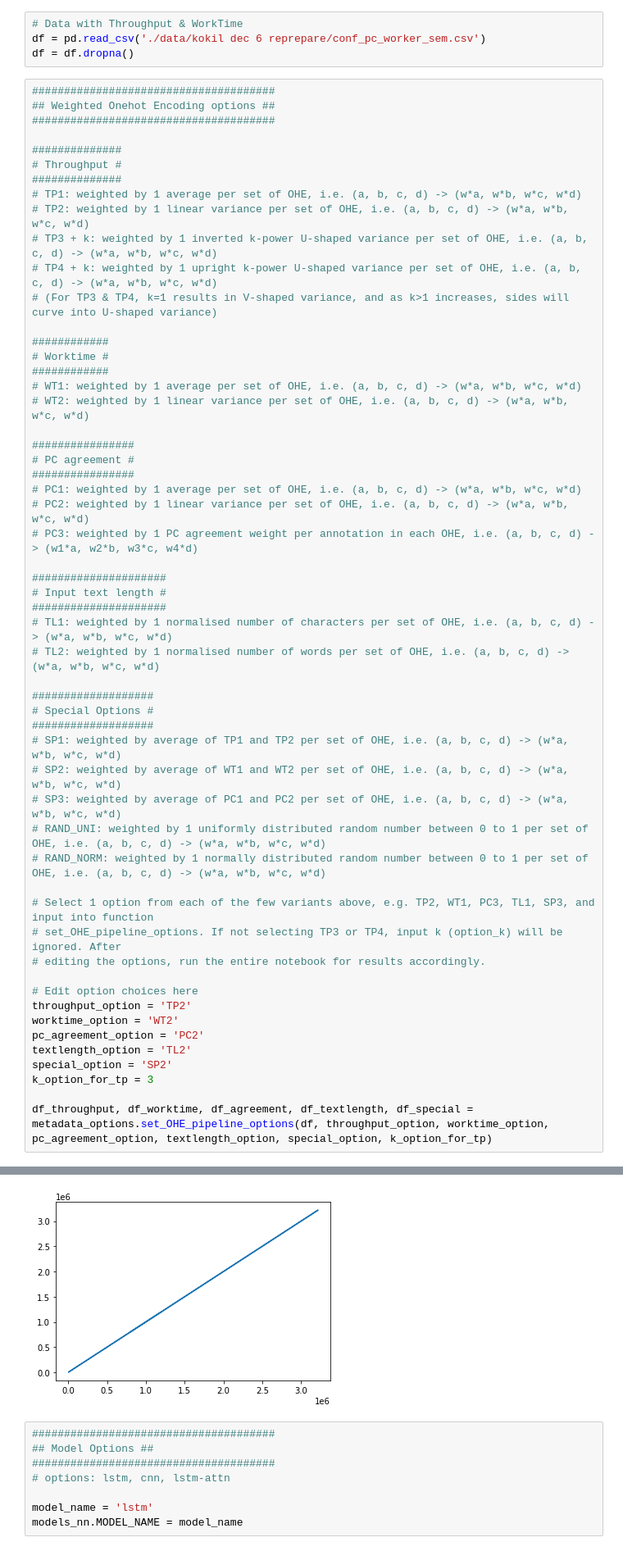
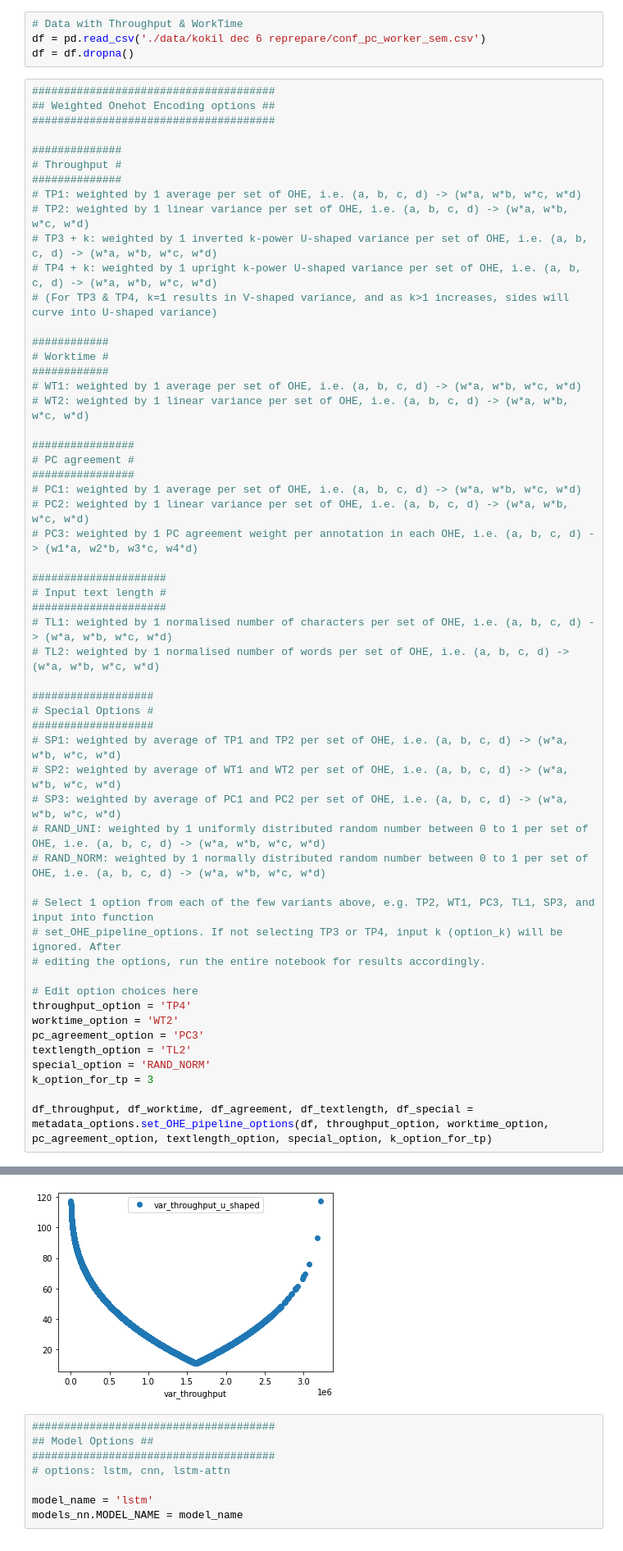
Before and after one commit to quarbby/diplomacy-betrayal, a Jupyter notebook: pipeline-onehot.ipynb, the cells around one changed output, grey strips where cells are left out. Shown at 82% size. Cells and saved outputs as stored; diff of their text form.

```diff
--- a/pipeline-onehot.ipynb
+++ b/pipeline-onehot.ipynb
@@ -83,11 +83,11 @@ df = df.dropna()
 # editing the options, run the entire notebook for results accordingly.
 
 # Edit option choices here
-throughput_option = 'TP2'
+throughput_option = 'TP4'
 worktime_option = 'WT2'
-pc_agreement_option = 'PC2'
+pc_agreement_option = 'PC3'
 textlength_option = 'TL2'
-special_option = 'SP2'
+special_option = 'RAND_NORM'
 k_option_for_tp = 3
 
 df_throughput, df_worktime, df_agreement, df_textlength, df_special = metadata_options.set_OHE_pipeline_options(df, throughput_option, worktime_option, pc_agreement_option, textlength_option, special_option, k_option_for_tp)
@@ -101,4 +101,4 @@ SP2: weighted by average of WT1 and WT2 per set of OHE, i.e. (a, b, c, d) -> (w*
-[figure, old version]
+[figure, new version]
 # %%
 ######################################
 ## Model Options ##
```
Also changed, not shown: parts of 47 cells of this notebook, 1 other file.
